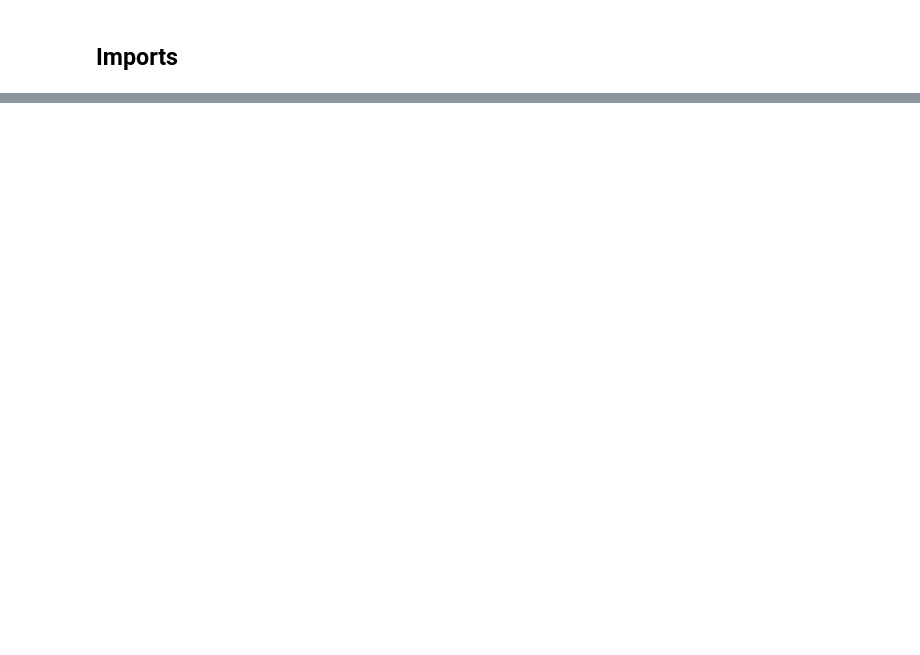
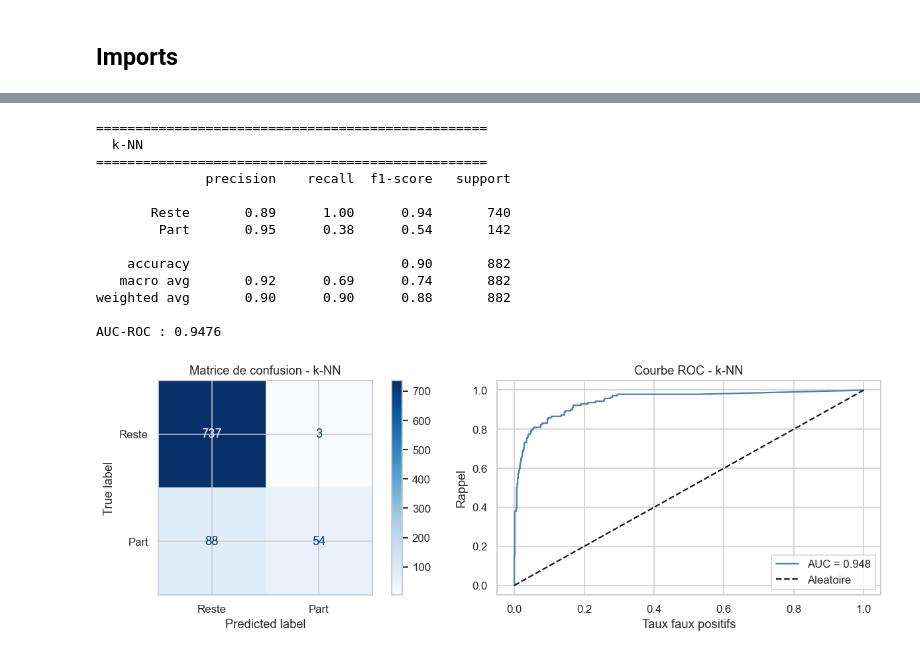
Before and after one commit to Nej-ma/A4-IA-HumanForYou, a Jupyter notebook: notebooks/03_modelisation.ipynb, the cells around one changed output, grey strips where cells are left out. Cells and saved outputs as stored; diff of their text form; code cells hidden in the pictures; blank space fills up the shorter version.

```diff
--- a/notebooks/03_modelisation.ipynb
+++ b/notebooks/03_modelisation.ipynb
@@ -364,0 +171,18 @@ Pour les autres : la régression logistique est utile comme baseline et reste in
+# %%
+knn = KNeighborsClassifier(n_neighbors=11, weights="distance")
+resultats_base.append(evaluer("k-NN", knn, X_train, X_test, y_train, y_test))
+# %% [output]
+==================================================
+  k-NN
+==================================================
+              precision    recall  f1-score   support
+
+       Reste       0.89      1.00      0.94       740
+        Part       0.95      0.38      0.54       142
+
+    accuracy                           0.90       882
+   macro avg       0.92      0.69      0.74       882
+weighted avg       0.90      0.90      0.88       882
+
+AUC-ROC : 0.9476
+[figure, added]
```
Also changed, not shown: parts of 56 cells of this notebook, 4 other files.
